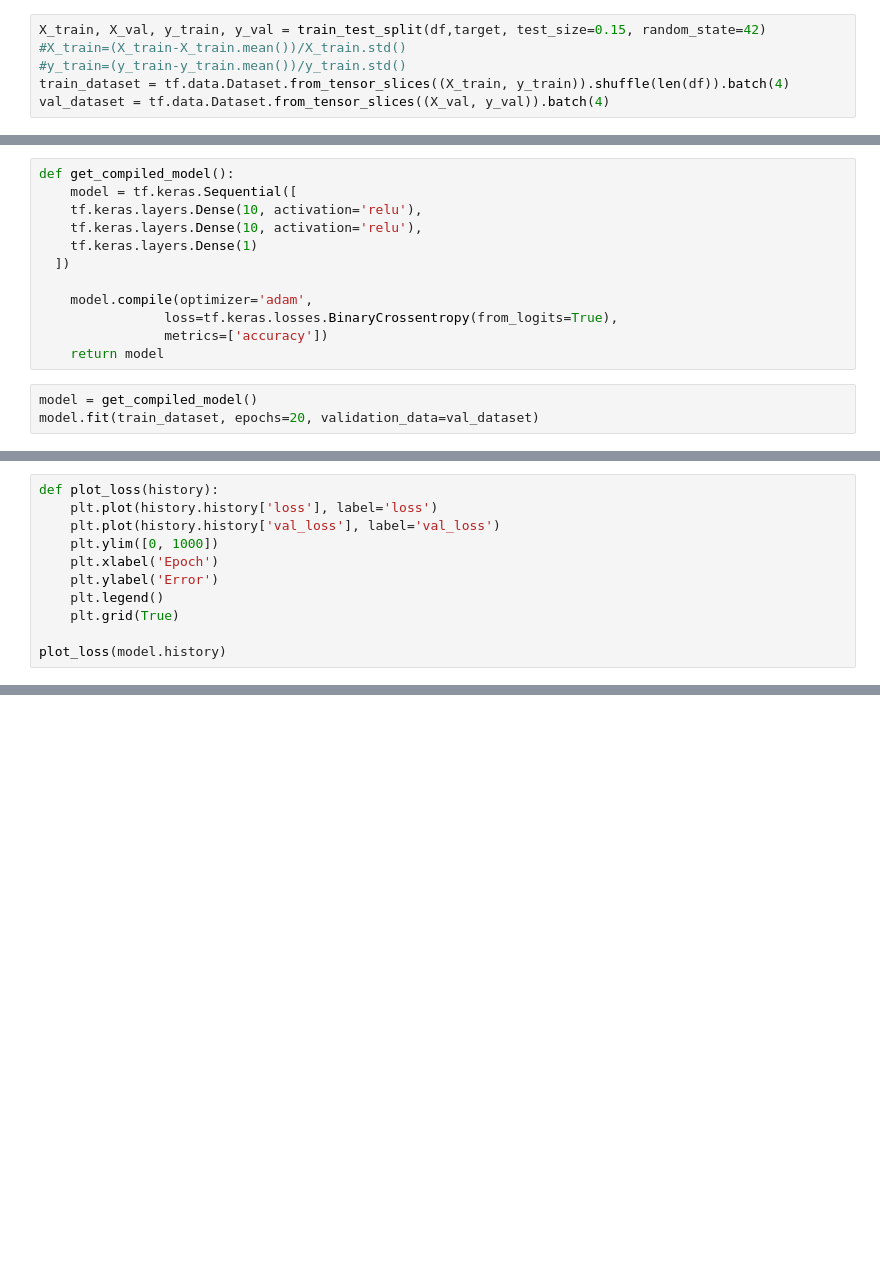
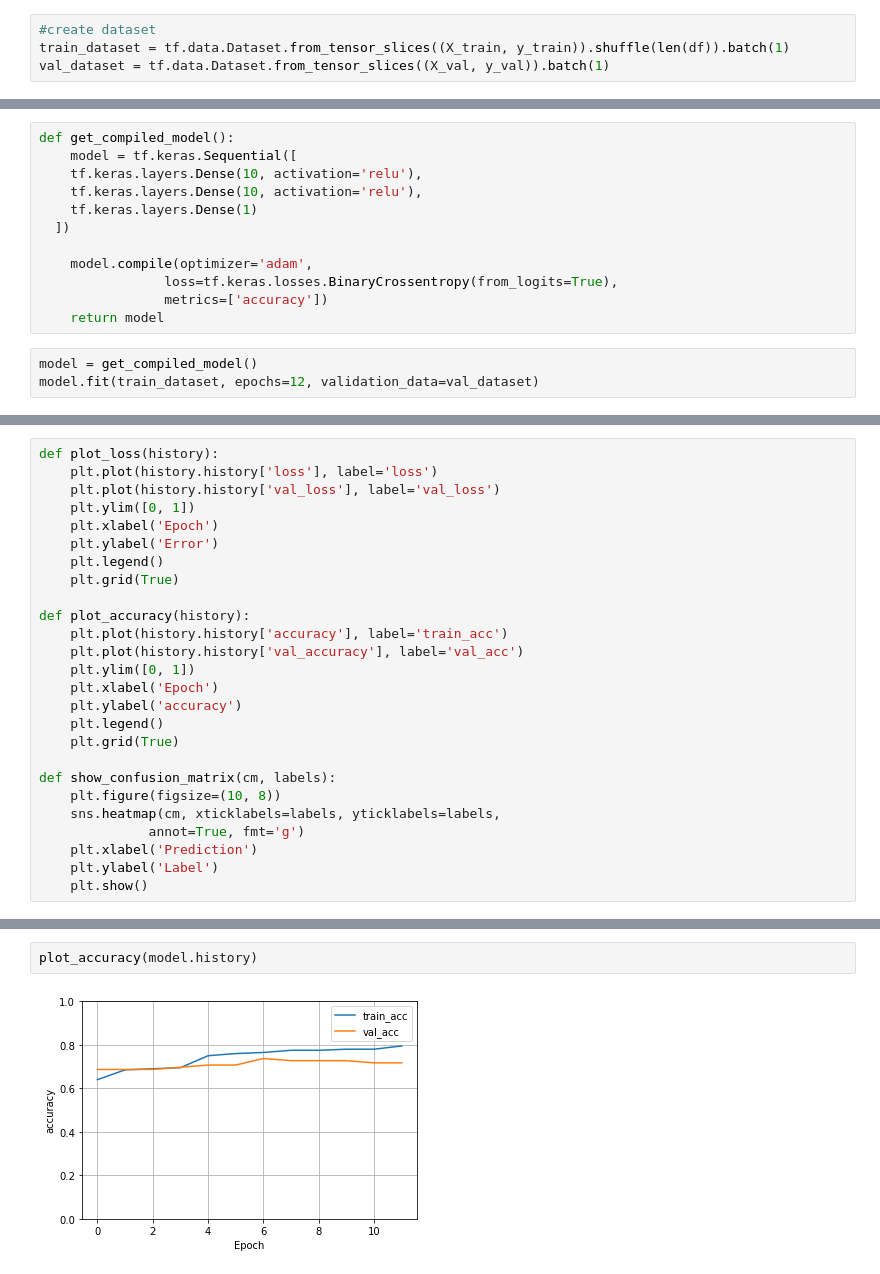
Before and after one commit to jopagel/Heart-Failure, a Jupyter notebook: EDA_and_NeuralNet.ipynb, the cells around one changed output, grey strips where cells are left out. Cells and saved outputs as stored; diff of their text form; blank space fills up the shorter version.

Commit message:
added confusion matrix and smote

```diff
--- a/EDA_and_NeuralNet.ipynb
+++ b/EDA_and_NeuralNet.ipynb
@@ -117,6 +137,4 @@ principalDf.head()
 # %%
-X_train, X_val, y_train, y_val = train_test_split(df,target, test_size=0.15, random_state=42)
-#X_train=(X_train-X_train.mean())/X_train.std()
-#y_train=(y_train-y_train.mean())/y_train.std()
-train_dataset = tf.data.Dataset.from_tensor_slices((X_train, y_train)).shuffle(len(df)).batch(4)
-val_dataset = tf.data.Dataset.from_tensor_slices((X_val, y_val)).batch(4)
+#create dataset
+train_dataset = tf.data.Dataset.from_tensor_slices((X_train, y_train)).shuffle(len(df)).batch(1)
+val_dataset = tf.data.Dataset.from_tensor_slices((X_val, y_val)).batch(1)
@@ -146,5 +164,5 @@ def get_compiled_model():
     return model
 # %%
 model = get_compiled_model()
-model.fit(train_dataset, epochs=20, validation_data=val_dataset)
+model.fit(train_dataset, epochs=12, validation_data=val_dataset)
 # %% [output]
@@ -170,10 +188,25 @@ Epoch 20/20
 def plot_loss(history):
     plt.plot(history.history['loss'], label='loss')
     plt.plot(history.history['val_loss'], label='val_loss')
-    plt.ylim([0, 1000])
+    plt.ylim([0, 1])
     plt.xlabel('Epoch')
     plt.ylabel('Error')
     plt.legend()
     plt.grid(True)
 
-plot_loss(model.history)
+def plot_accuracy(history):
+    plt.plot(history.history['accuracy'], label='train_acc')
+    plt.plot(history.history['val_accuracy'], label='val_acc')
+    plt.ylim([0, 1])
+    plt.xlabel('Epoch')
+    plt.ylabel('accuracy')
+    plt.legend()
+    plt.grid(True)
+
+def show_confusion_matrix(cm, labels):
+    plt.figure(figsize=(10, 8))
+    sns.heatmap(cm, xticklabels=labels, yticklabels=labels,
+              annot=True, fmt='g')
+    plt.xlabel('Prediction')
+    plt.ylabel('Label')
+    plt.show()
@@ -181,0 +217,4 @@ plot_loss(model.history)
+# %%
+plot_accuracy(model.history)
+# %% [output]
+[figure, added]
```
Also changed, not shown: parts of 24 cells of this notebook.
